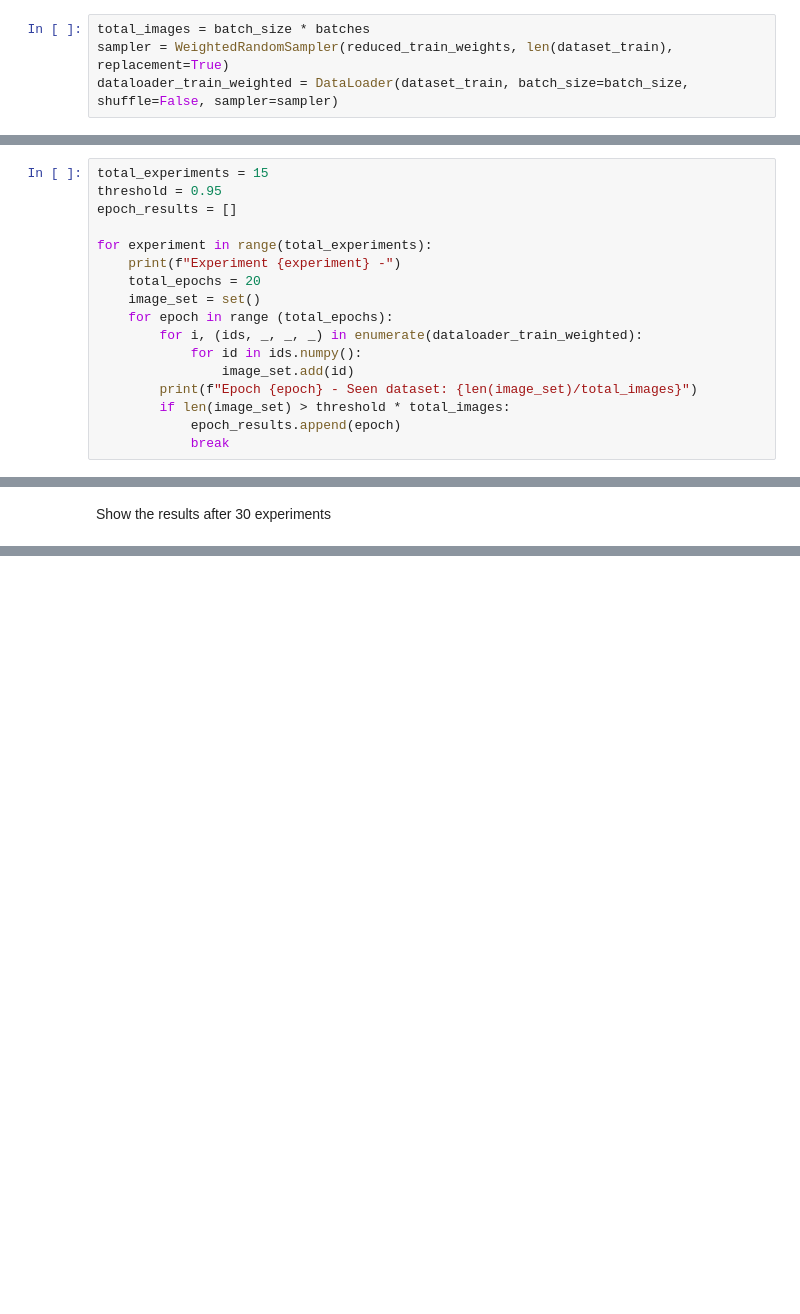
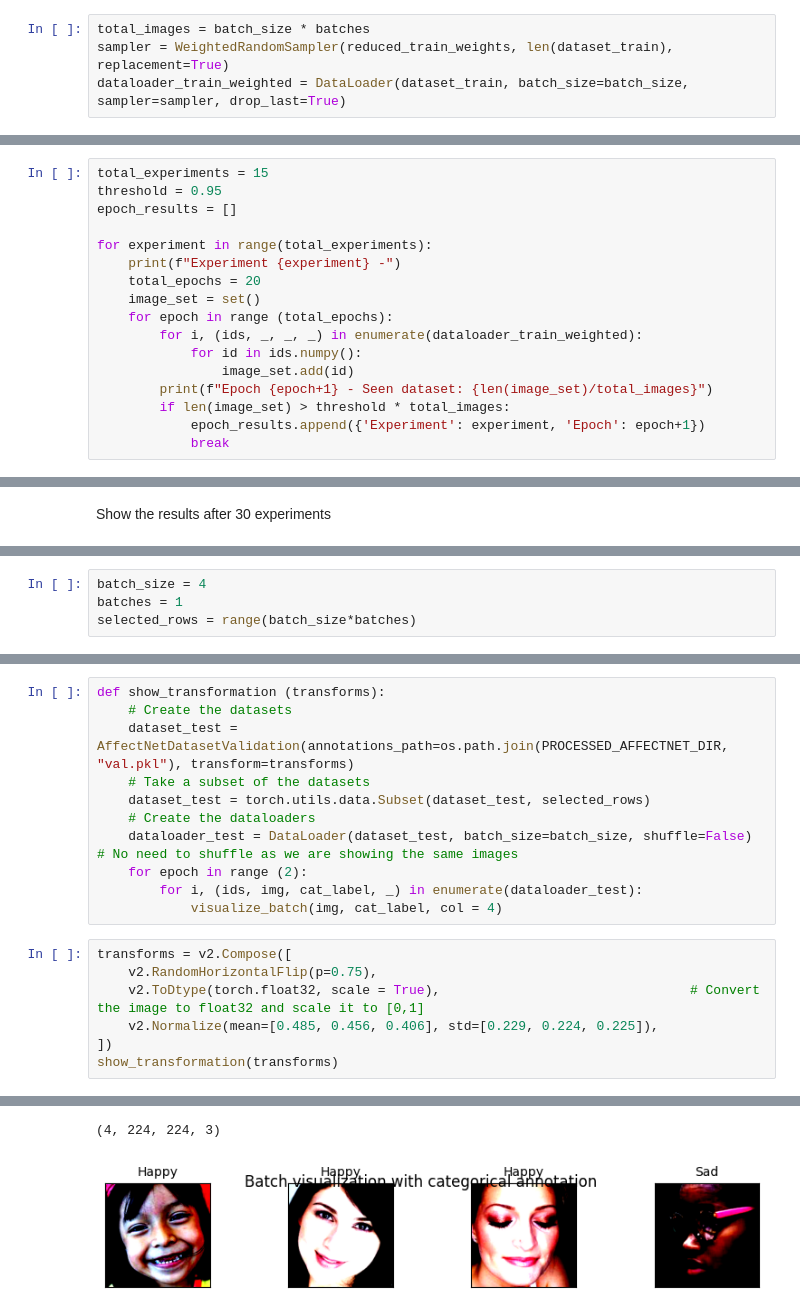
Before and after one commit to armand-07/emotion_recognition, a Jupyter notebook: notebooks/data_validation.ipynb, the cells around one changed output, grey strips where cells are left out. Saved outputs shown, nothing was run; the diff lists cells and outputs as text; blank space fills up the shorter version.

Commit message:
Started with data augmentation

```diff
--- a/notebooks/data_validation.ipynb
+++ b/notebooks/data_validation.ipynb
@@ -187,6 +198,6 @@ Focus on how we have to wait to see all the emotions. 734e 242738723849723847928
 # %%
 total_images = batch_size * batches
 sampler = WeightedRandomSampler(reduced_train_weights, len(dataset_train), replacement=True)
-dataloader_train_weighted = DataLoader(dataset_train, batch_size=batch_size, shuffle=False, sampler=sampler)
+dataloader_train_weighted = DataLoader(dataset_train, batch_size=batch_size, sampler=sampler, drop_last=True)
 # %%
 total_epochs = 20
@@ -313,9 +379,9 @@ for experiment in range(total_experiments):
         for i, (ids, _, _, _) in enumerate(dataloader_train_weighted):
             for id in ids.numpy():
                 image_set.add(id)
-        print(f"Epoch {epoch} - Seen dataset: {len(image_set)/total_images}")
+        print(f"Epoch {epoch+1} - Seen dataset: {len(image_set)/total_images}")
         if len(image_set) > threshold * total_images:
-            epoch_results.append(epoch)
+            epoch_results.append({'Experiment': experiment, 'Epoch': epoch+1})
             break
 # %% [output]
 Experiment 0 -
@@ -355,0 +429,4 @@ hist_plot
+# %%
+batch_size = 4
+batches = 1
+selected_rows = range(batch_size*batches)
@@ -355,0 +435,19 @@ hist_plot
+# %%
+def show_transformation (transforms):
+    # Create the datasets
+    dataset_test = AffectNetDatasetValidation(annotations_path=os.path.join(PROCESSED_AFFECTNET_DIR, "val.pkl"), transform=transforms)
+    # Take a subset of the datasets
+    dataset_test = torch.utils.data.Subset(dataset_test, selected_rows)
+    # Create the dataloaders
+    dataloader_test = DataLoader(dataset_test, batch_size=batch_size, shuffle=False) # No need to shuffle as we are showing the same images
+    for epoch in range (2):
+        for i, (ids, img, cat_label, _) in enumerate(dataloader_test):
+            visualize_batch(img, cat_label, col = 4)
+# %%
+transforms = v2.Compose([
+    v2.RandomHorizontalFlip(p=0.75),
+    v2.ToDtype(torch.float32, scale = True),                                # Convert the image to float32 and scale it to [0,1]
+    v2.Normalize(mean=[0.485, 0.456, 0.406], std=[0.229, 0.224, 0.225]),
+])
+show_transformation(transforms)
+# %% [output]
@@ -355,0 +458,2 @@ hist_plot
+(4, 224, 224, 3)
+[figure, added]
```
Also changed, not shown: parts of 21 cells of this notebook, 5 other files.
